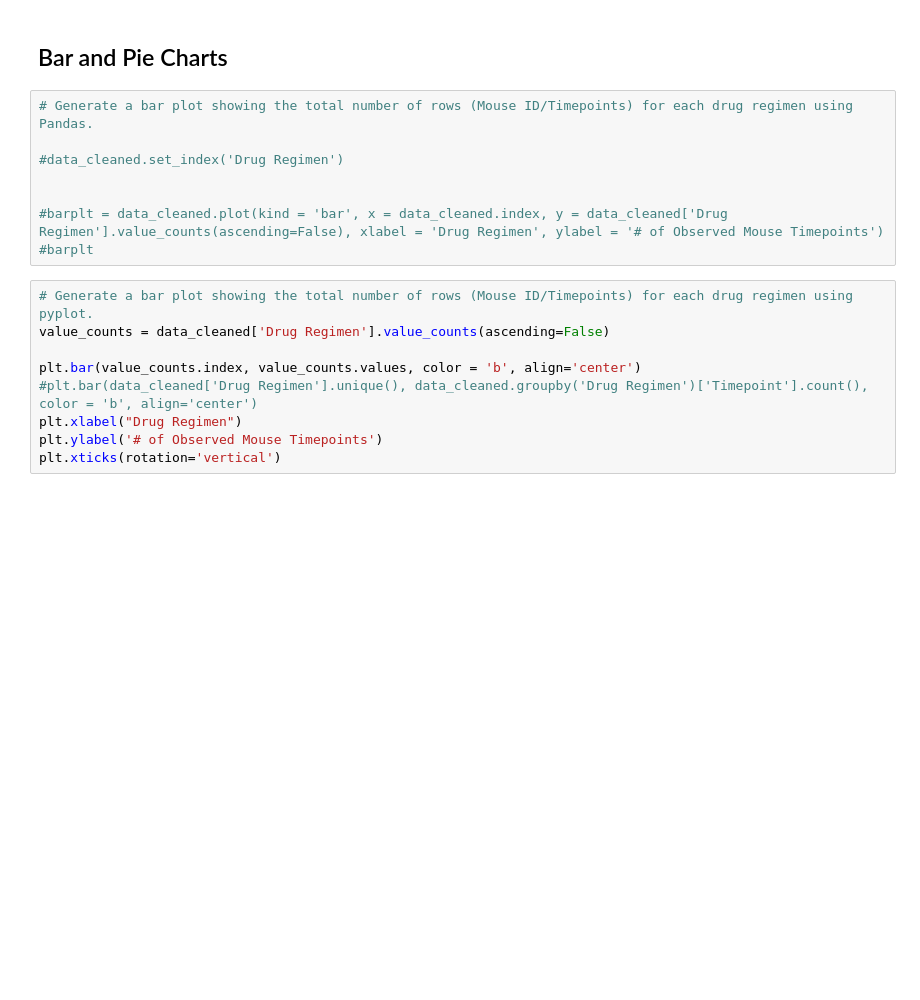
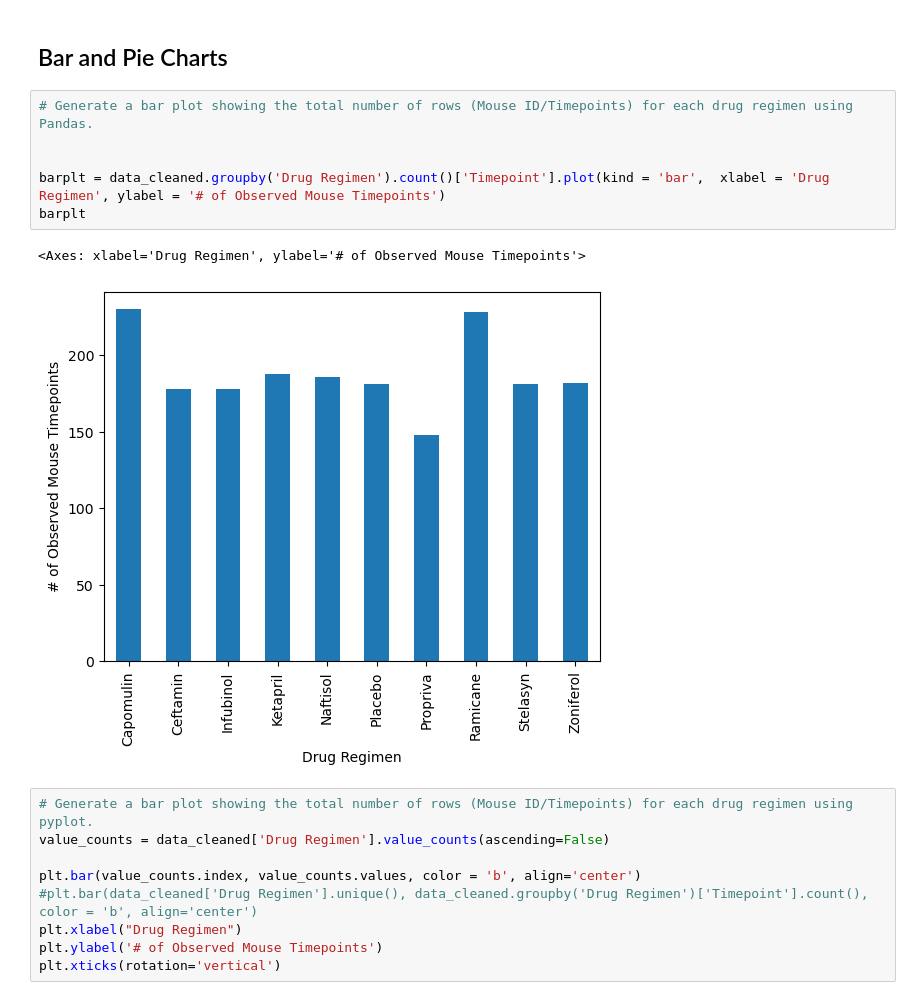
Before and after one commit to Kdata249/Pymaceuticals, a Jupyter notebook: 05-Data-Visualization/Starter_Code/Pymaceuticals_HW/pymaceuticals_starter.ipynb, the cells around one changed output. Cells and saved outputs as stored; diff of their text form; blank space fills up the shorter version.

```diff
--- a/05-Data-Visualization/Starter_Code/Pymaceuticals_HW/pymaceuticals_starter.ipynb
+++ b/05-Data-Visualization/Starter_Code/Pymaceuticals_HW/pymaceuticals_starter.ipynb
@@ -146,11 +146,12 @@ drug_stats
 # %%
 # Generate a bar plot showing the total number of rows (Mouse ID/Timepoints) for each drug regimen using Pandas.
 
-#data_cleaned.set_index('Drug Regimen')
 
-
-#barplt = data_cleaned.plot(kind = 'bar', x = data_cleaned.index, y = data_cleaned['Drug Regimen'].value_counts(ascending=False), xlabel = 'Drug Regimen', ylabel = '# of Observed Mouse Timepoints')
-#barplt
+barplt = data_cleaned.groupby('Drug Regimen').count()['Timepoint'].plot(kind = 'bar',  xlabel = 'Drug Regimen', ylabel = '# of Observed Mouse Timepoints')
+barplt
+# %% [output]
+<Axes: xlabel='Drug Regimen', ylabel='# of Observed Mouse Timepoints'>
+[figure, added]
 # %%
 # Generate a bar plot showing the total number of rows (Mouse ID/Timepoints) for each drug regimen using pyplot.
 value_counts = data_cleaned['Drug Regimen'].value_counts(ascending=False)
```
Also changed, not shown: parts of 5 cells of this notebook.
